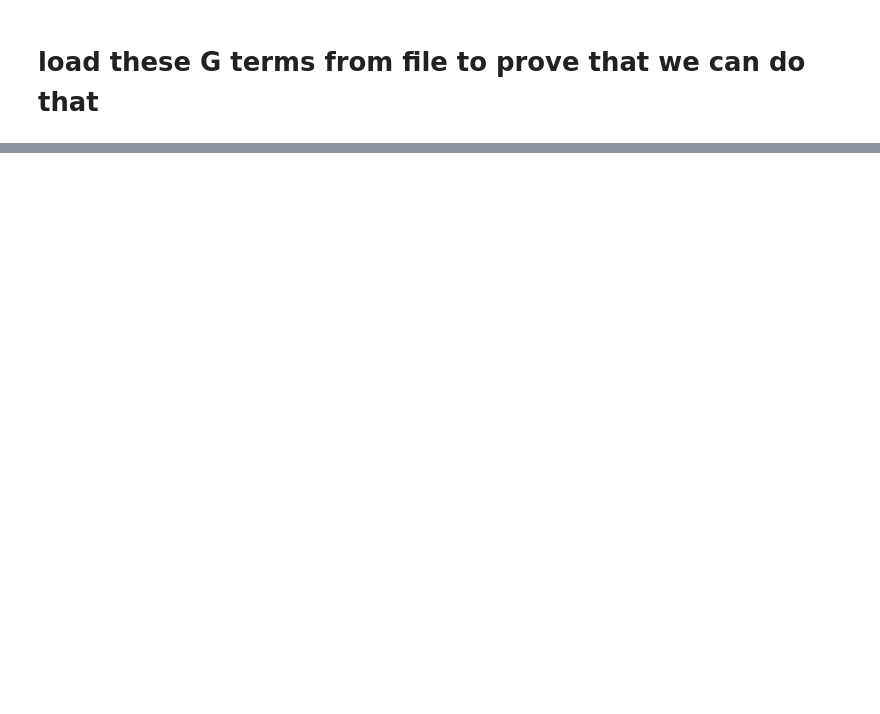
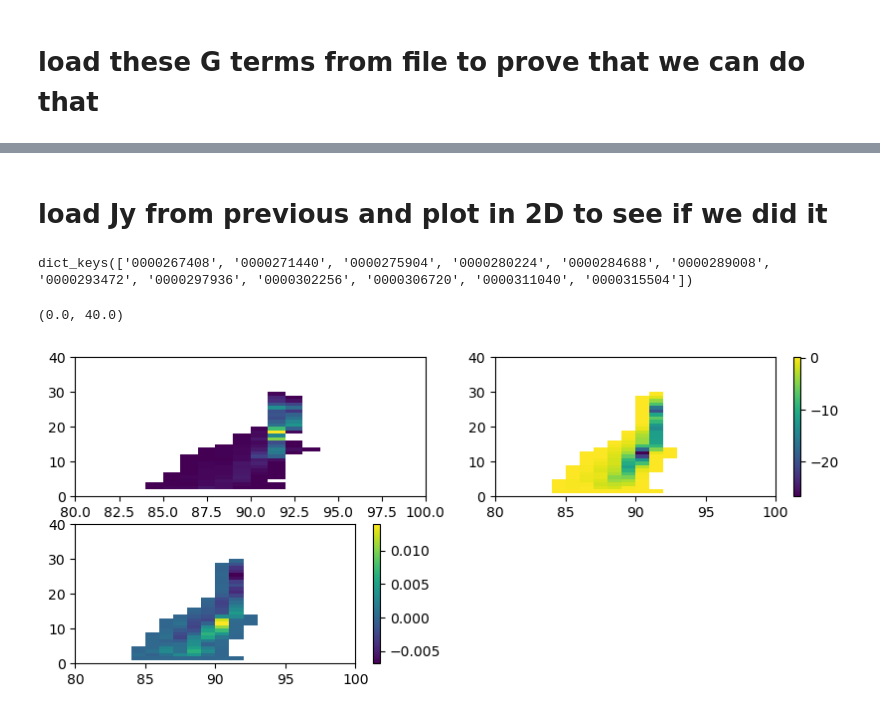
Before and after one commit to margaretmurakami/crios_backups, a Jupyter notebook: ASTE_270/Pemberton_BarentsSpaper/Layers/lookatlayers_TS.ipynb, the cells around one changed output, grey strips where cells are left out. Cells and saved outputs as stored; diff of their text form; code cells hidden in the pictures; blank space fills up the shorter version.

```diff
--- a/ASTE_270/Pemberton_BarentsSpaper/Layers/lookatlayers_TS.ipynb
+++ b/ASTE_270/Pemberton_BarentsSpaper/Layers/lookatlayers_TS.ipynb
@@ -658,0 +746,11 @@ for i, mytime in enumerate(list(G_T.keys())[:24]):
+# %%
+# Load the .npz file
+filename = "Jy_data.npz"
+matpath = "/scratch2/mmurakami/aste_270x450x180/"
+matpath += "run_c68v_layers_lessmem1_adxOFF_Jan2007_capxxN50_it0062_pk0000262944_bro/"
+
+loaded_data = np.load(matpath + filename, allow_pickle=True)
+
+# Convert it back to a dictionary
+Jy_loaded = {key: loaded_data[key].item() if loaded_data[key].ndim == 0 else loaded_data[key] for key in loaded_data}
+# Jy_loaded
@@ -658,0 +829,33 @@ for i, mytime in enumerate(list(G_T.keys())[:24]):
+# %% [markdown]
+# load Jy from previous and plot in 2D to see if we did it
+# %%
+vol_distrib.keys()
+# %% [output]
+dict_keys(['0000267408', '0000271440', '0000275904', '0000280224', '0000284688', '0000289008', '0000293472', '0000297936', '0000302256', '0000306720', '0000311040', '0000315504'])
+# %%
+fig = plt.figure()
+
+ax = plt.subplot(221)
+# ax.pcolormesh(vol_distrib['0000271440'])
+ax.pcolormesh(vol_distrib['0000267408'])
+ax.set_xlim(80,100)
+ax.set_ylim(0,40)
+
+ax = plt.subplot(222)
+a = Jy_loaded[nbasin]["LTto_TS"]
+a[a==0] = np.nan
+cb = ax.pcolormesh(a)
+plt.colorbar(cb)
+ax.set_xlim(80,100)
+ax.set_ylim(0,40)
+
+ax = plt.subplot(223)
+a = Jy_loaded[nbasin]["residT"]
+a[a==0] = np.nan
+cb = ax.pcolormesh(a)
+plt.colorbar(cb)
+ax.set_xlim(80,100)
+ax.set_ylim(0,40)
+# %% [output]
+(0.0, 40.0)
+[figure, added]
```
Also changed, not shown: parts of 44 cells of this notebook, 13 other files.
